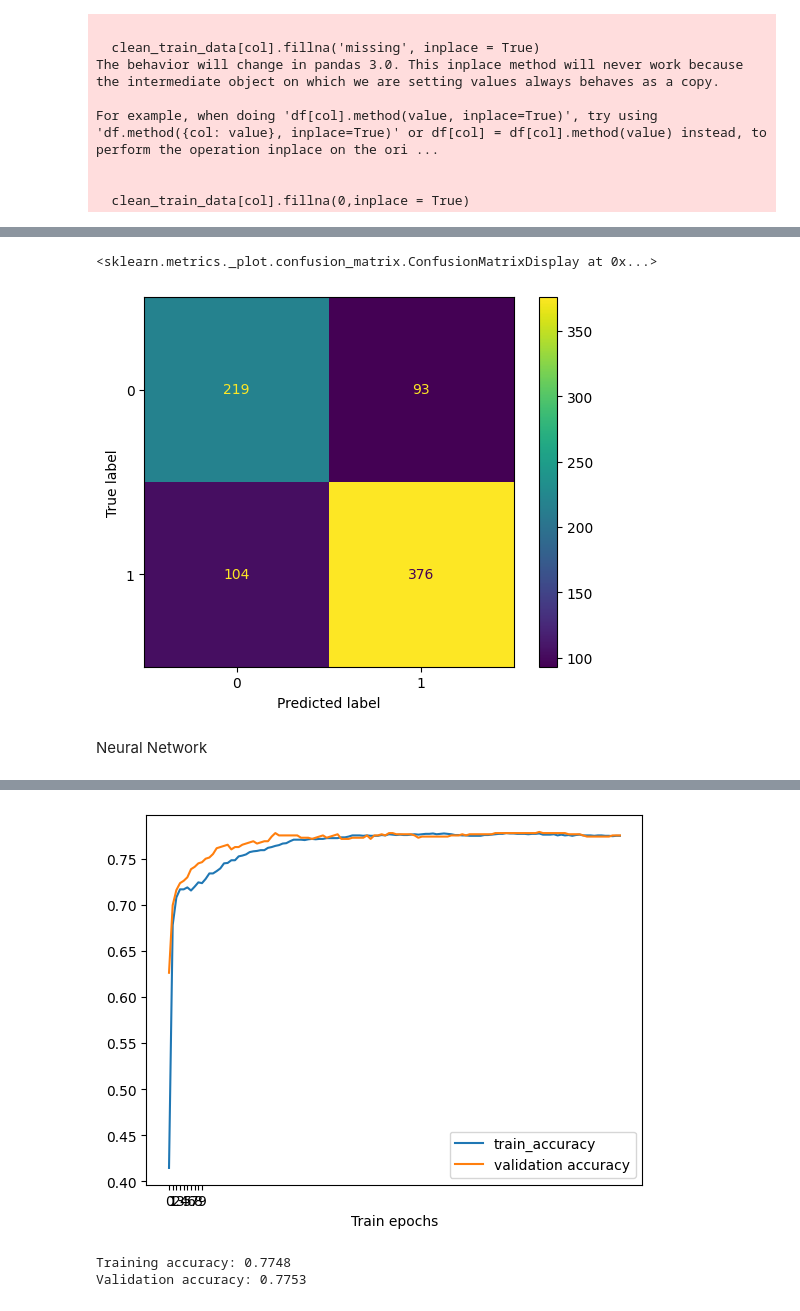
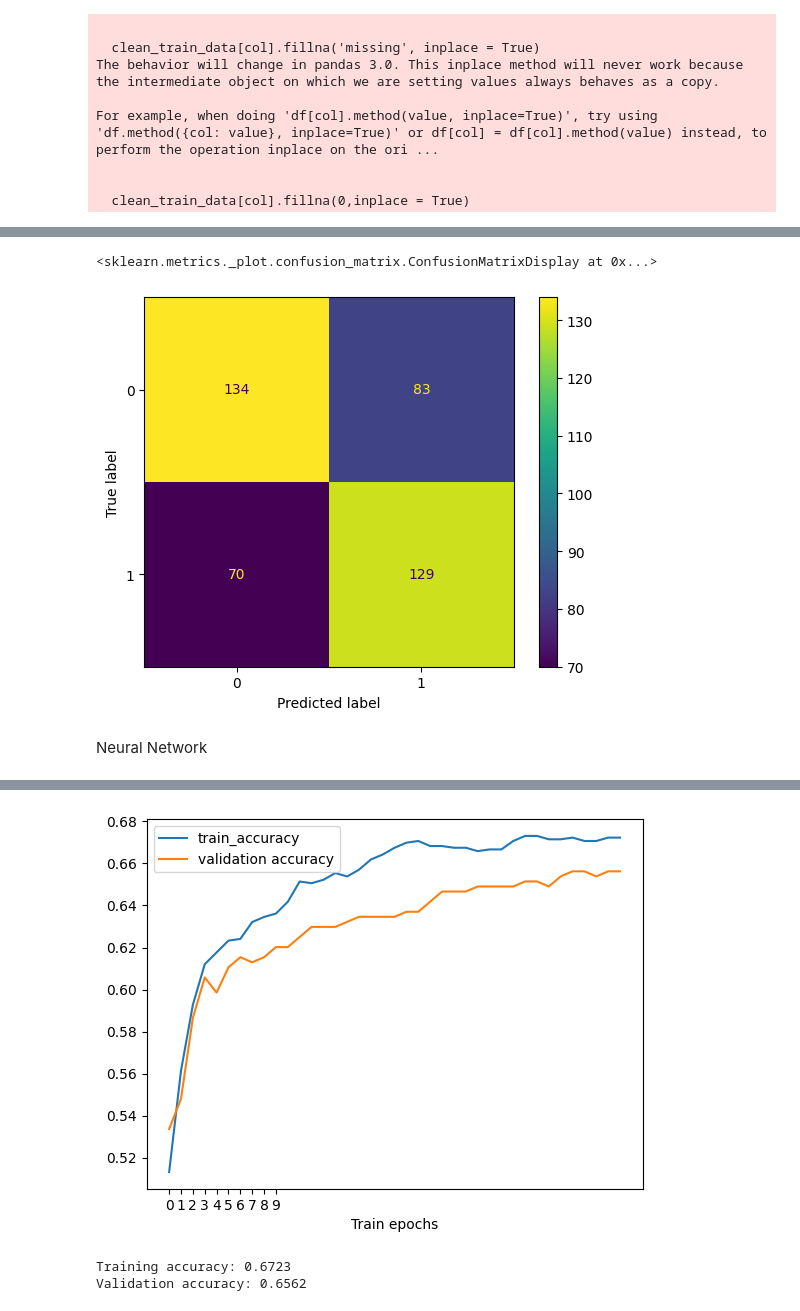
Before and after one commit to garg-ankush/internet-use-kaggle-comptetition, a Jupyter notebook: notebooks/FinalProjectNotebook-Bradley.ipynb, the cells around one changed output, grey strips where cells are left out. Cells and saved outputs as stored; diff of their text form; code cells hidden in the pictures.

```diff
--- a/notebooks/FinalProjectNotebook-Bradley.ipynb
+++ b/notebooks/FinalProjectNotebook-Bradley.ipynb
@@ -41,9 +42,9 @@ print(train_data.head())
 [5 rows x 82 columns]
 # %%
 #optional filtering
-#train_data = train_data[train_data['Basic_Demos-Age'] >= 8]
+train_data = train_data[train_data['Basic_Demos-Age'] >= 8]
 #optional conversion to binary classification
-train_data.loc[train_data['sii'] != 0, 'sii'] = 1
+#train_data.loc[train_data['sii'] != 0, 'sii'] = 1
 # %%
 #EDA
 print("Shape of data:", train_data.shape)
@@ -51,6 +52,7 @@ print("Shape of data:", train_data.shape)
 print("Target variable value counts:", train_data['sii'].value_counts())
 
 clean_train_data = train_data.dropna(subset=['sii'])
+clean_train_data.loc[clean_train_data['sii'] != 0, 'sii'] = 1
 print("Shape after dropping NaN sii values from target variable:", clean_train_data.shape)
 
 print("Column Names:", clean_train_data.columns)
@@ -305,7 +307,7 @@ m = confusion_matrix(y_val, y_pred)
 ConfusionMatrixDisplay(m).plot()
 # %% [output]
 <sklearn.metrics._plot.confusion_matrix.ConfusionMatrixDisplay at 0x...>
-[figure, old version]
+[figure, new version]
 # %% [markdown]
 Neural Network
 # %%
@@ -339,7 +341,7 @@ def build_model(n_classes,
     for hidden_layer_size in hidden_layer_sizes:
       model.add(tf.keras.layers.Dense(units=hidden_layer_size,
                                       activation=activation))
-    model.add(tf.keras.layers.Dense(units=n_classes, activation='softmax'))
+    model.add(tf.keras.layers.Dense(units=n_classes, activation='sigmoid'))
 
     # Choose the optimizer based on the input
     if optimizer == 'SGD':
@@ -347,12 +349,12 @@ def build_model(n_classes,
     elif optimizer == 'Adam':
         optimizer_instance = tf.keras.optimizers.Adam(learning_rate=learning_rate)
 
-    model.compile(loss='sparse_categorical_crossentropy',
+    model.compile(loss='binary_crossentropy',
                   optimizer=optimizer_instance, metrics=[metric])
 
     return model
 # %%
-model = build_model(n_classes=4,
+model = build_model(n_classes=1,
                       hidden_layer_sizes=[20],
                        activation='relu',
                        optimizer='Adam',
@@ -411,6 +413,6 @@ Epoch 124/500
-[figure, old version]
+[figure, new version]
-Training accuracy: 0.7748
-Validation accuracy: 0.7753
+Training accuracy: 0.6723
+Validation accuracy: 0.6562
 # %%
 #XGBoost
 # Initialize and train the XGBoost model
```
Also changed, not shown: parts of 10 cells of this notebook.
